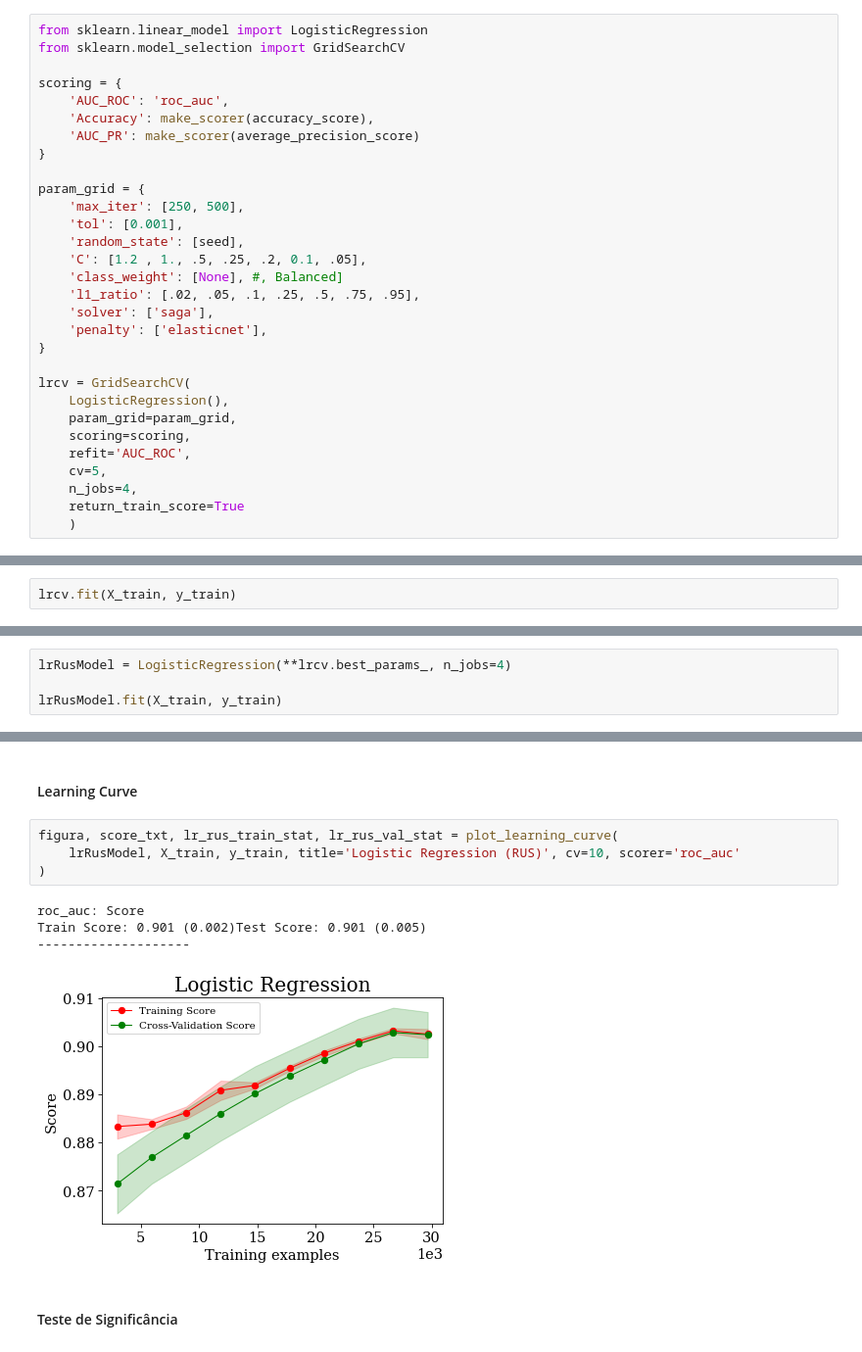
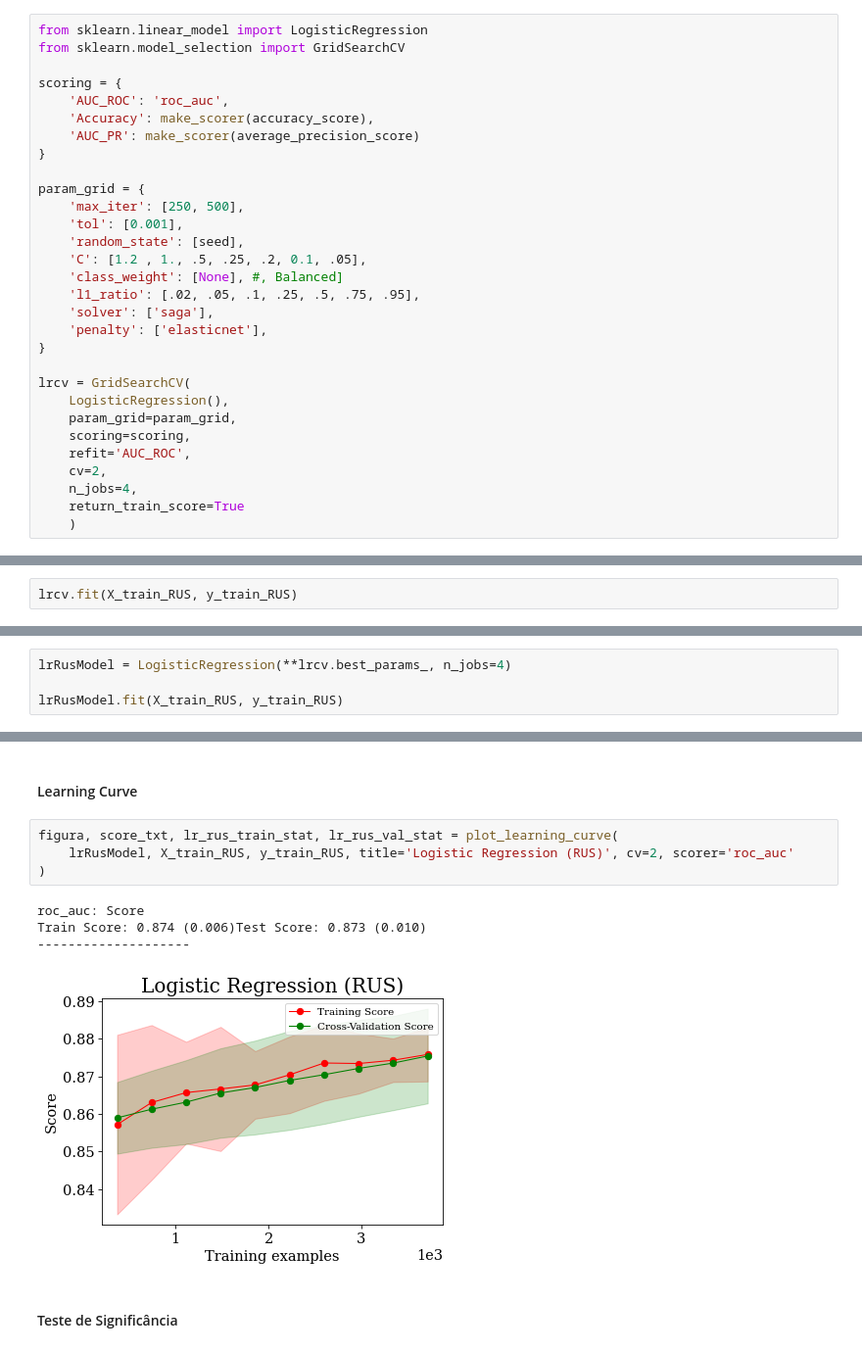
Before and after one commit to colantuono/data-science-python, a Jupyter notebook: classification/BinClass_Modelling_Eval.ipynb, the cells around one changed output, grey strips where cells are left out. Shown at 98% size. Cells and saved outputs as stored; diff of their text form.

```diff
--- a/classification/BinClass_Modelling_Eval.ipynb
+++ b/classification/BinClass_Modelling_Eval.ipynb
@@ -785,7 +831,7 @@ lrcv = GridSearchCV(
     param_grid=param_grid,
     scoring=scoring,
     refit='AUC_ROC',
-    cv=5,
+    cv=2,
     n_jobs=4,
     return_train_score=True
     )
@@ -799,5 +845,5 @@ print(f'Numero de Permutação dos hiperparametros: {len(pg):.0f}')
 # %% [output]
 Numero de Permutação dos hiperparametros: 98
 # %%
-lrcv.fit(X_train, y_train)
+lrcv.fit(X_train_RUS, y_train_RUS)
 # %% [output]
@@ -821,7 +867,7 @@ print(dict_str)
 # %%
 lrRusModel = LogisticRegression(**lrcv.best_params_, n_jobs=4)
 
-lrRusModel.fit(X_train, y_train)
+lrRusModel.fit(X_train_RUS, y_train_RUS)
 # %% [output]
 LogisticRegression(l1_ratio=0.02, max_iter=500, n_jobs=4, penalty='elasticnet',
                    random_state=123, solver='saga', tol=0.001)
@@ -973,13 +1049,13 @@ df_metrics
 #### Learning Curve
 # %%
 figura, score_txt, lr_rus_train_stat, lr_rus_val_stat = plot_learning_curve(
-    lrRusModel, X_train, y_train, title='Logistic Regression (RUS)', cv=10, scorer='roc_auc'
+    lrRusModel, X_train_RUS, y_train_RUS, title='Logistic Regression (RUS)', cv=2, scorer='roc_auc'
 )
 # %% [output]
 roc_auc: Score
-Train Score: 0.901 (0.002)Test Score: 0.901 (0.005)
+Train Score: 0.874 (0.006)Test Score: 0.873 (0.010)
 --------------------
-[figure, old version]
+[figure, new version]
 # %% [markdown]
 #### Teste de Significância
 # %% [markdown]
```
Also changed, not shown: parts of 46 cells of this notebook, 1 other file.
